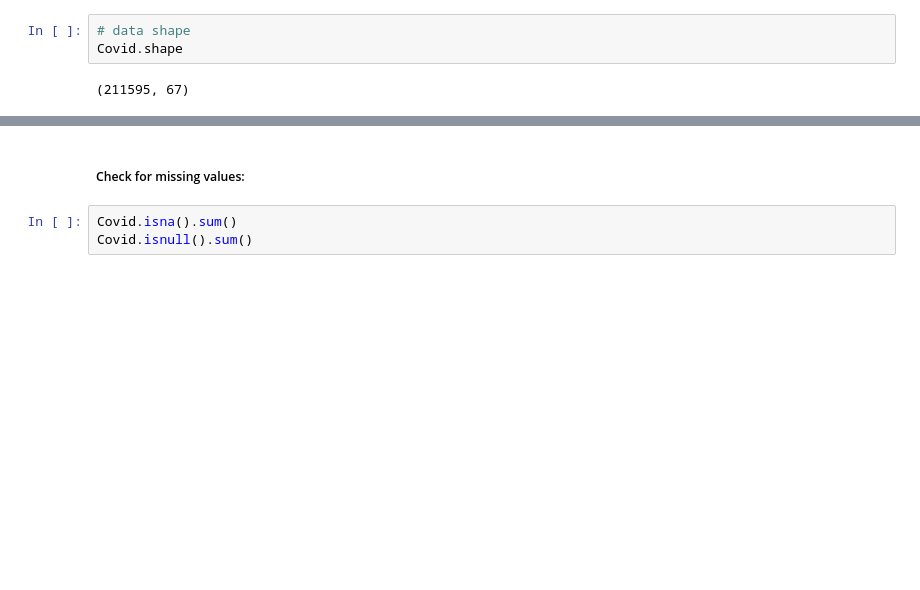
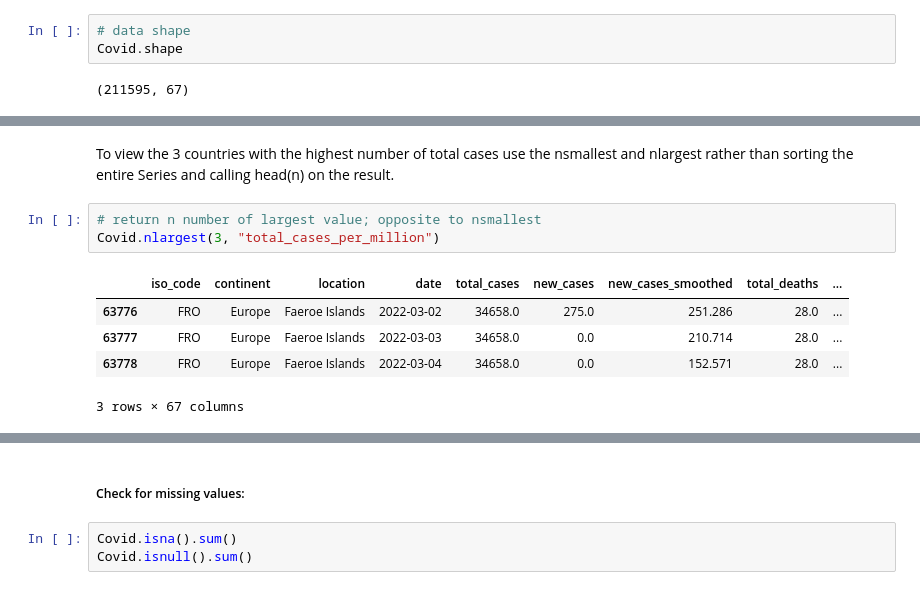
Before and after one commit to Brownred/DATA-ANALYSIS, a Jupyter notebook: covid-19 Dataset.ipynb, the cells around one changed output, grey strips where cells are left out. Saved outputs shown, nothing was run; the diff lists cells and outputs as text; blank space fills up the shorter version.

```diff
--- a/covid-19 Dataset.ipynb
+++ b/covid-19 Dataset.ipynb
@@ -27,0 +28,11 @@ Covid.tail(8)
+# %% [markdown]
+To view the 3 countries with the highest number of total cases use the nsmallest and nlargest rather than sorting the entire Series and calling head(n) on the result.
+# %%
+# return n number of largest value; opposite to nsmallest
+Covid.nlargest(3, "total_cases_per_million")
+# %% [output]
+|  | iso_code | continent | location | date | total_cases | new_cases | new_cases_smoothed | total_deaths | ... |
+| 63776 | FRO | Europe | Faeroe Islands | 2022-03-02 | 34658.0 | 275.0 | 251.286 | 28.0 | ... |
+| 63777 | FRO | Europe | Faeroe Islands | 2022-03-03 | 34658.0 | 0.0 | 210.714 | 28.0 | ... |
+| 63778 | FRO | Europe | Faeroe Islands | 2022-03-04 | 34658.0 | 0.0 | 152.571 | 28.0 | ... |
+3 rows × 67 columns
```
Also changed, not shown: parts of 6 cells of this notebook.
